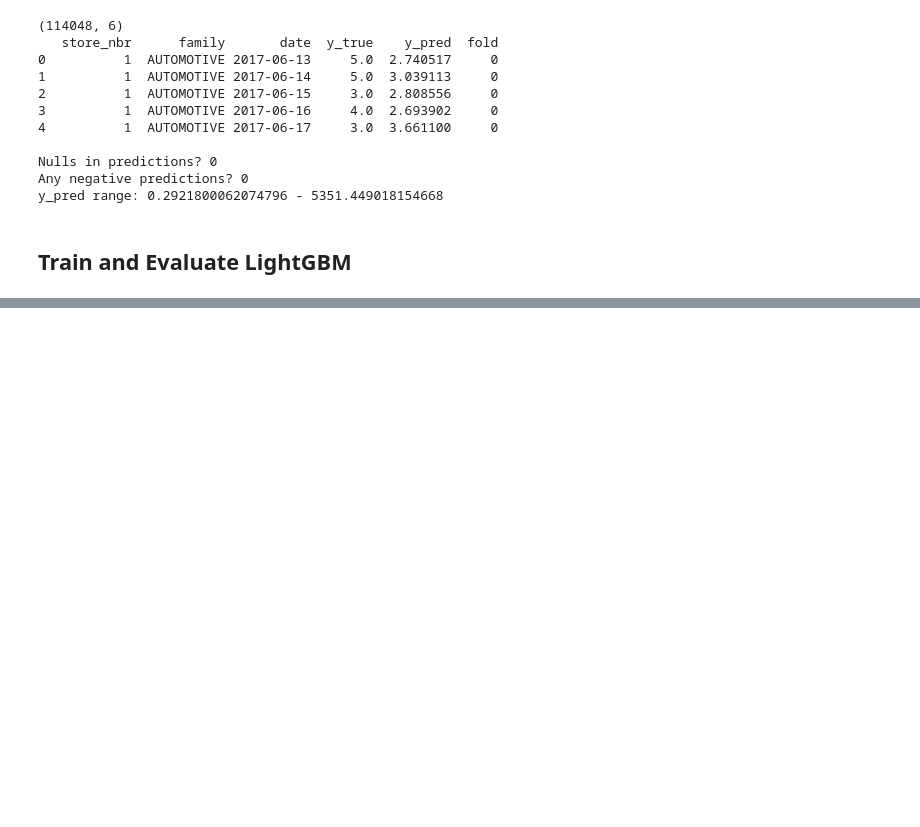
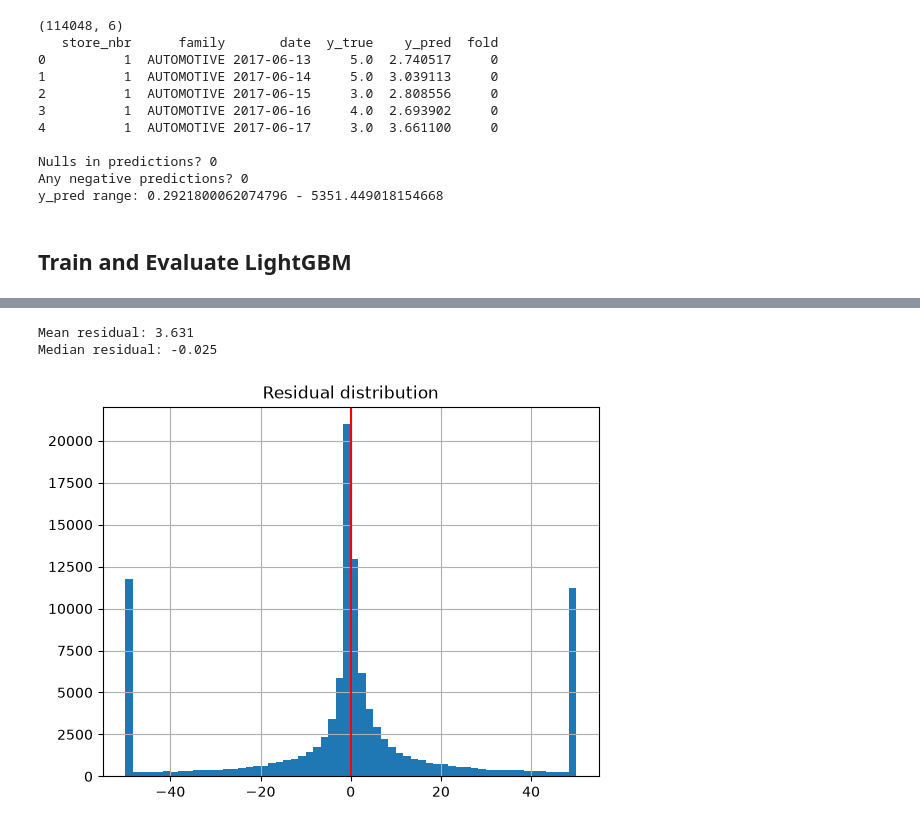
Before and after one commit to jandersen12/favorita-demand-forecasting, a Jupyter notebook: notebooks/03-lightgbm.ipynb, the cells around one changed output, grey strips where cells are left out. Saved outputs shown, nothing was run; the diff lists cells and outputs as text; code cells hidden in the pictures; blank space fills up the shorter version.

```diff
--- a/notebooks/03-lightgbm.ipynb
+++ b/notebooks/03-lightgbm.ipynb
@@ -135,0 +211,13 @@ lgbm_overall, lgbm_family = score_table(lgbm_preds, "lightgbm")
+# %%
+lgbm_preds["residual"] = lgbm_preds.y_true - lgbm_preds.y_pred
+print("Mean residual:", lgbm_preds.residual.mean().round(3))
+print("Median residual:", lgbm_preds.residual.median().round(3))
+
+lgbm_preds["residual"].clip(-50,50).hist(bins=60)
+plt.title("Residual distribution")
+plt.axvline(0, color="red")
+plt.show()
+# %% [output]
+Mean residual: 3.631
+Median residual: -0.025
+[figure, added]
```
Also changed, not shown: parts of 8 cells of this notebook, 2 other files.
